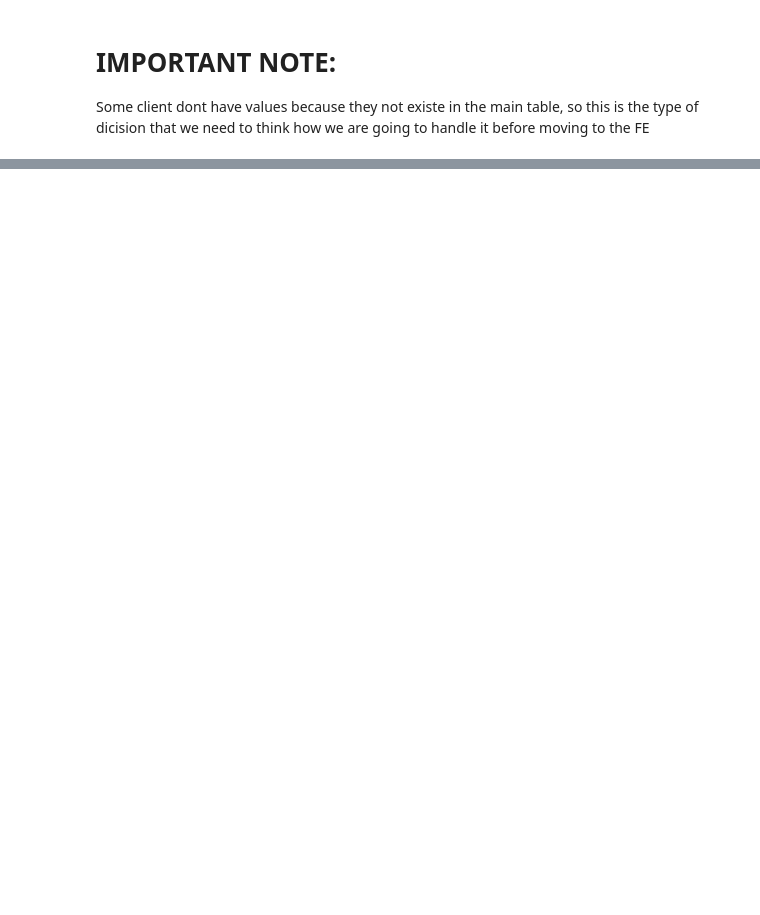
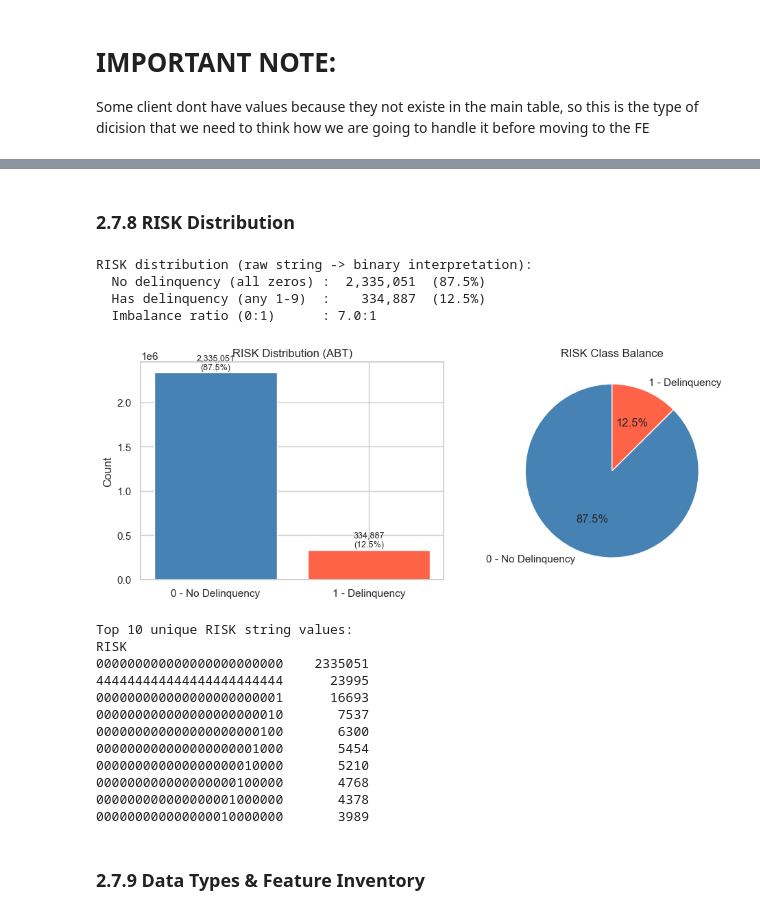
Before and after one commit to RuiSousaFerreiraIMS/Business_Case_BNP, a Jupyter notebook: notebooks/2.Data_Preparation.ipynb, the cells around one changed output, grey strips where cells are left out. Cells and saved outputs as stored; diff of their text form; code cells hidden in the pictures; blank space fills up the shorter version.

Commit message:
add: ABT quality check; fixed: removed duplicates from subset ABT

```diff
--- a/notebooks/2.Data_Preparation.ipynb
+++ b/notebooks/2.Data_Preparation.ipynb
@@ -620,0 +748,64 @@ print(f"Shape: {abt_first_objective.shape}")
+# %% [markdown]
+### 2.7.8 RISK Distribution
+# %%
+# RISK is still the raw 24-character string at this stage of the pipeline (we will later engineer it to be binary)
+# We check its presence, absence of nulls, and inspect how many records carry any non-zero character (have at least 1 delinquent month)
+
+assert "RISK" in abt.columns, "RISK column is missing!"
+assert abt["RISK"].isnull().sum() == 0, "RISK has nulls — must be complete!"
+
+# Derive a binary flag for inspection (without modifying abt)
+risk_has_delinq = abt["RISK"].astype(str).str.strip().str.contains(r"[1-9]", regex=True, na=False)
+n_risk    = risk_has_delinq.sum()
+n_no_risk = (~risk_has_delinq).sum()
+n_total   = len(abt)
+
+print(f"RISK distribution (raw string -> binary interpretation):")
+print(f"  No delinquency (all zeros) : {n_no_risk:>10,}  ({n_no_risk/n_total*100:.1f}%)")
+print(f"  Has delinquency (any 1-9)  : {n_risk:>10,}  ({n_risk/n_total*100:.1f}%)")
+print(f"  Imbalance ratio (0:1)      : {n_no_risk/n_risk:.1f}:1")
+
+
+# Plot
+fig, axes = plt.subplots(1, 2, figsize=(10, 4))
+labels = ["0 - No Delinquency", "1 - Delinquency"]
+counts = [n_no_risk, n_risk]
+
+axes[0].bar(labels, counts, color=["steelblue", "tomato"], edgecolor="white")
+for i, v in enumerate(counts):
+    axes[0].text(i, v + n_total * 0.005, f"{v:,}\n({v/n_total*100:.1f}%)",
+                 ha="center", va="bottom", fontsize=9)
+axes[0].set_title("RISK Distribution (ABT)", fontsize=12)
+axes[0].set_ylabel("Count")
+
+axes[1].pie(counts, labels=labels, colors=["steelblue", "tomato"],
+            autopct="%1.1f%%", startangle=90,
+            wedgeprops=dict(edgecolor="white"))
+axes[1].set_title("RISK Class Balance", fontsize=12)
+
+plt.tight_layout()
+plt.show()
+
+
+print(f"\nTop 10 unique RISK string values:")
+print(abt["RISK"].value_counts().head(10).to_string())
+# %% [output]
+RISK distribution (raw string -> binary interpretation):
+  No delinquency (all zeros) :  2,335,051  (87.5%)
+  Has delinquency (any 1-9)  :    334,887  (12.5%)
+  Imbalance ratio (0:1)      : 7.0:1
+[figure, added]
+Top 10 unique RISK string values:
+RISK
+000000000000000000000000    2335051
+444444444444444444444444      23995
+000000000000000000000001      16693
+000000000000000000000010       7537
+000000000000000000000100       6300
+000000000000000000001000       5454
+000000000000000000010000       5210
+000000000000000000100000       4768
+000000000000000001000000       4378
+000000000000000010000000       3989
+# %% [markdown]
+### 2.7.9 Data Types & Feature Inventory
```
Also changed, not shown: parts of 46 cells of this notebook.
